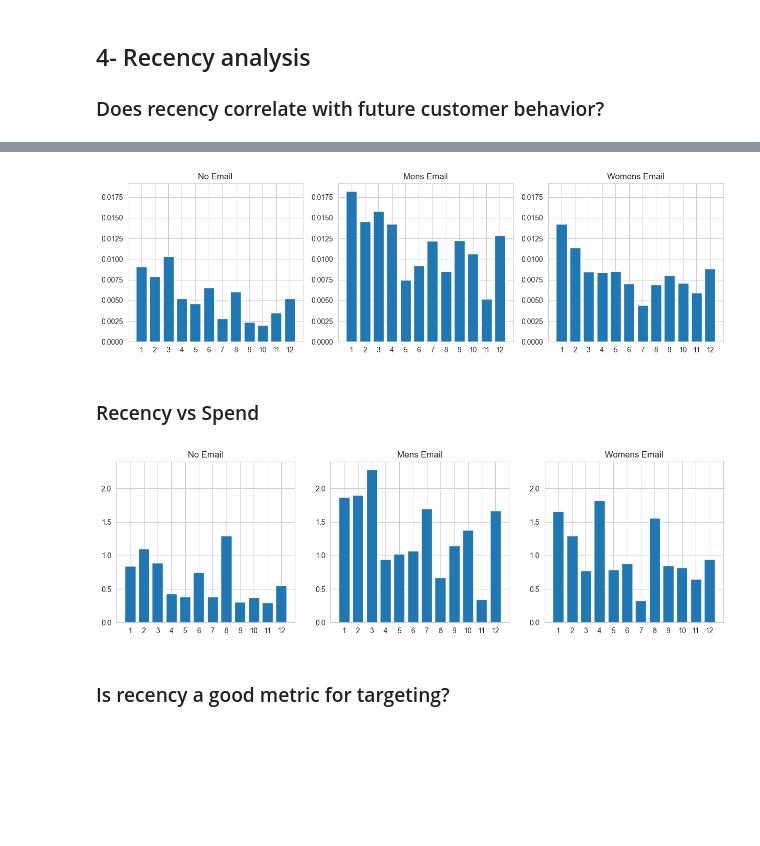
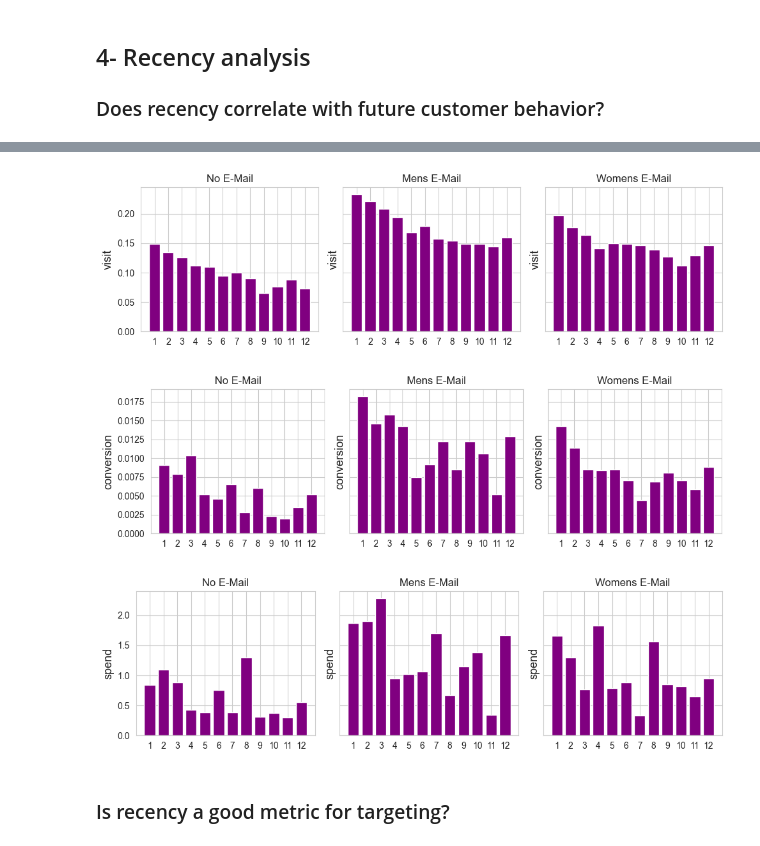
Before and after one commit to Fatemenamdar20/Project02-Customer-Analytics, a Jupyter notebook: Customer-Analytics.ipynb, the cells around one changed output, grey strips where cells are left out. Drawn from its saved outputs; the diff is of its cells as text; code cells hidden in the pictures; blank space fills up the shorter version.

```diff
--- a/Customer-Analytics.ipynb
+++ b/Customer-Analytics.ipynb
@@ -424,61 +372,24 @@ plt.show()
-# %%
-plt.figure(figsize=(15,4))
-
-no_email = df[df["segment"] == "No E-Mail"]
-mens_email = df[df["segment"] == "Mens E-Mail"]
-womens_email = df[df["segment"] == "Womens E-Mail"]
-
-ax1 = plt.subplot(131)
-no_e = no_email.groupby("recency")["conversion"].mean()
-plt.bar(no_e.index.astype(int), no_e)
-plt.title("No Email")
-plt.xticks(range(1,13))
-
-plt.subplot(132, sharey=ax1)
-mens_e = mens_email.groupby("recency")["conversion"].mean()
-plt.bar(mens_e.index.astype(int), mens_e)
-plt.title("Mens Email")
-plt.xticks(range(1,13))
-
-plt.subplot(133, sharey=ax1)
-womens_e = womens_email.groupby("recency")["conversion"].mean()
-plt.bar(womens_e.index.astype(int), womens_e)
-plt.title("Womens Email")
-plt.xticks(range(1,13))
-
-plt.show()
-# %% [output]
-[figure, removed]
-# %% [markdown]
-### Recency vs Spend
-# %%
-plt.figure(figsize=(15,4))
-
-no_email = df[df["segment"] == "No E-Mail"]
-mens_email = df[df["segment"] == "Mens E-Mail"]
-womens_email = df[df["segment"] == "Womens E-Mail"]
-
-ax1 = plt.subplot(131)
-no_e = no_email.groupby("recency")["spend"].mean()
-plt.bar(no_e.index.astype(int), no_e)
-plt.title("No Email")
-plt.xticks(range(1,13))
-
-plt.subplot(132, sharey=ax1)
-mens_e = mens_email.groupby("recency")["spend"].mean()
-plt.bar(mens_e.index.astype(int), mens_e)
-plt.title("Mens Email")
-plt.xticks(range(1,13))
-
-plt.subplot(133, sharey=ax1)
-womens_e = womens_email.groupby("recency")["spend"].mean()
-plt.bar(womens_e.index.astype(int), womens_e)
-plt.title("Womens Email")
-plt.xticks(range(1,13))
-
-plt.show()
-# %% [output]
-[figure, removed]
+# %%
+def bar_seg(df, target):
+    segments = ["No E-Mail", "Mens E-Mail", "Womens E-Mail"]
+    fig, axes = plt.subplots(1,3, figsize =(10,3), sharex=True, sharey=True)
+    for i,seg in enumerate(segments):
+        df_seg = df[df["segment"] == seg]
+        x = df_seg.groupby("recency")[target].mean()
+        ax = axes[i]
+        ax.bar(x.index.astype(str), x.values, color="purple")
+        ax.set_title(f"{seg}")
+        ax.set_ylabel(target,fontsize=13)
+    plt.tight_layout()
+    plt.show()
+
+bar_seg(df, "visit")
+bar_seg(df, "conversion")
+bar_seg(df, "spend")
+# %% [output]
+[figure, added]
+[figure, added]
+[figure, added]
 # %% [markdown]
 ### Is recency a good metric for targeting?
 # %% [markdown]
```
Also changed, not shown: parts of 10 cells of this notebook.
